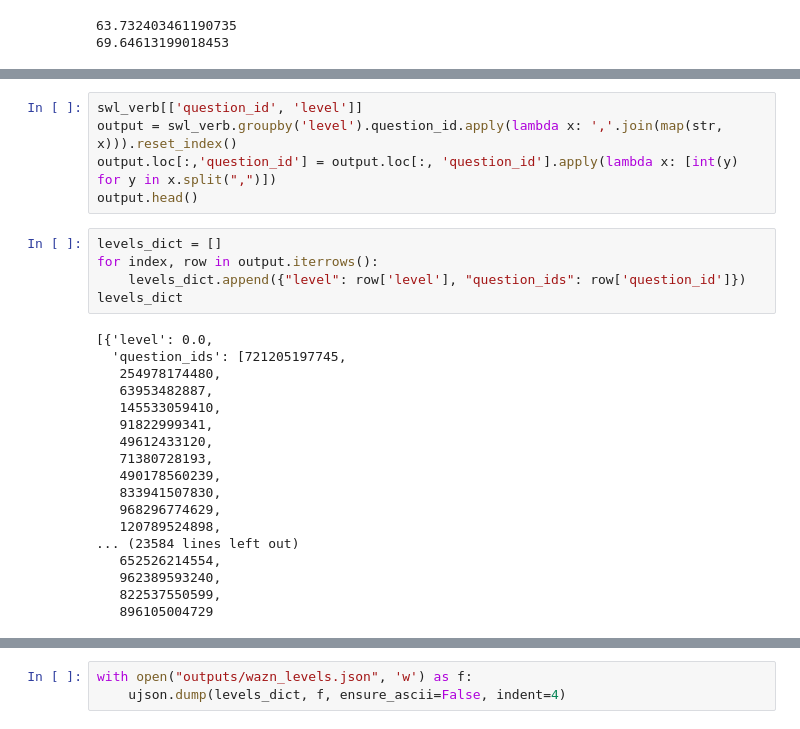
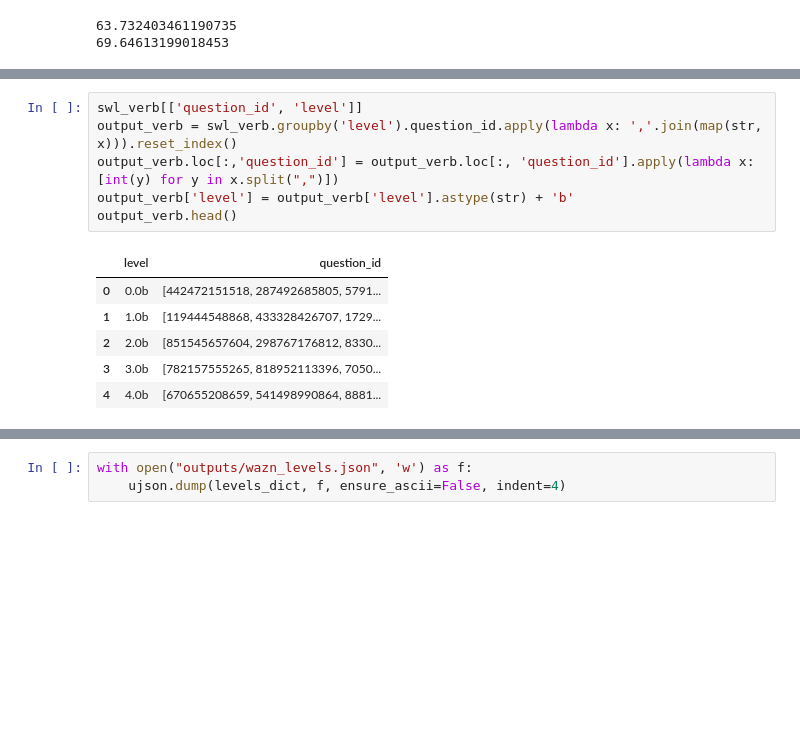
Before and after one commit to sayemmh/project-zayd-api, a Jupyter notebook: wazn_levels-Copy1.ipynb, the cells around one changed output, grey strips where cells are left out. Saved outputs shown, nothing was run; the diff lists cells and outputs as text; blank space fills up the shorter version.

```diff
--- a/wazn_levels-Copy1.ipynb
+++ b/wazn_levels-Copy1.ipynb
@@ -502,28 +484,13 @@ output.head()
 # %%
 swl_verb[['question_id', 'level']]
-output = swl_verb.groupby('level').question_id.apply(lambda x: ','.join(map(str, x))).reset_index()
-output.loc[:,'question_id'] = output.loc[:, 'question_id'].apply(lambda x: [int(y) for y in x.split(",")])
-output.head()
+output_verb = swl_verb.groupby('level').question_id.apply(lambda x: ','.join(map(str, x))).reset_index()
+output_verb.loc[:,'question_id'] = output_verb.loc[:, 'question_id'].apply(lambda x: [int(y) for y in x.split(",")])
+output_verb['level'] = output_verb['level'].astype(str) + 'b'
+output_verb.head()
+# %% [output]
+|  | level | question_id |
+| 0 | 0.0b | [442472151518, 287492685805, 5791... |
+| 1 | 1.0b | [119444548868, 433328426707, 1729... |
+| 2 | 2.0b | [851545657604, 298767176812, 8330... |
+| 3 | 3.0b | [782157555265, 818952113396, 7050... |
+| 4 | 4.0b | [670655208659, 541498990864, 8881... |
-# %%
-levels_dict = []
-for index, row in output.iterrows():
-    levels_dict.append({"level": row['level'], "question_ids": row['question_id']})
-levels_dict
-# %% [output]
-[{'level': 0.0,
-  'question_ids': [721205197745,
-   254978174480,
-   63953482887,
-   145533059410,
-   91822999341,
-   49612433120,
-   71380728193,
-   490178560239,
-   833941507830,
-   968296774629,
-   120789524898,
-... (23584 lines left out)
-   652526214554,
-   962389593240,
-   822537550599,
-   896105004729
```
Also changed, not shown: parts of 10 cells of this notebook, 1 other file.
